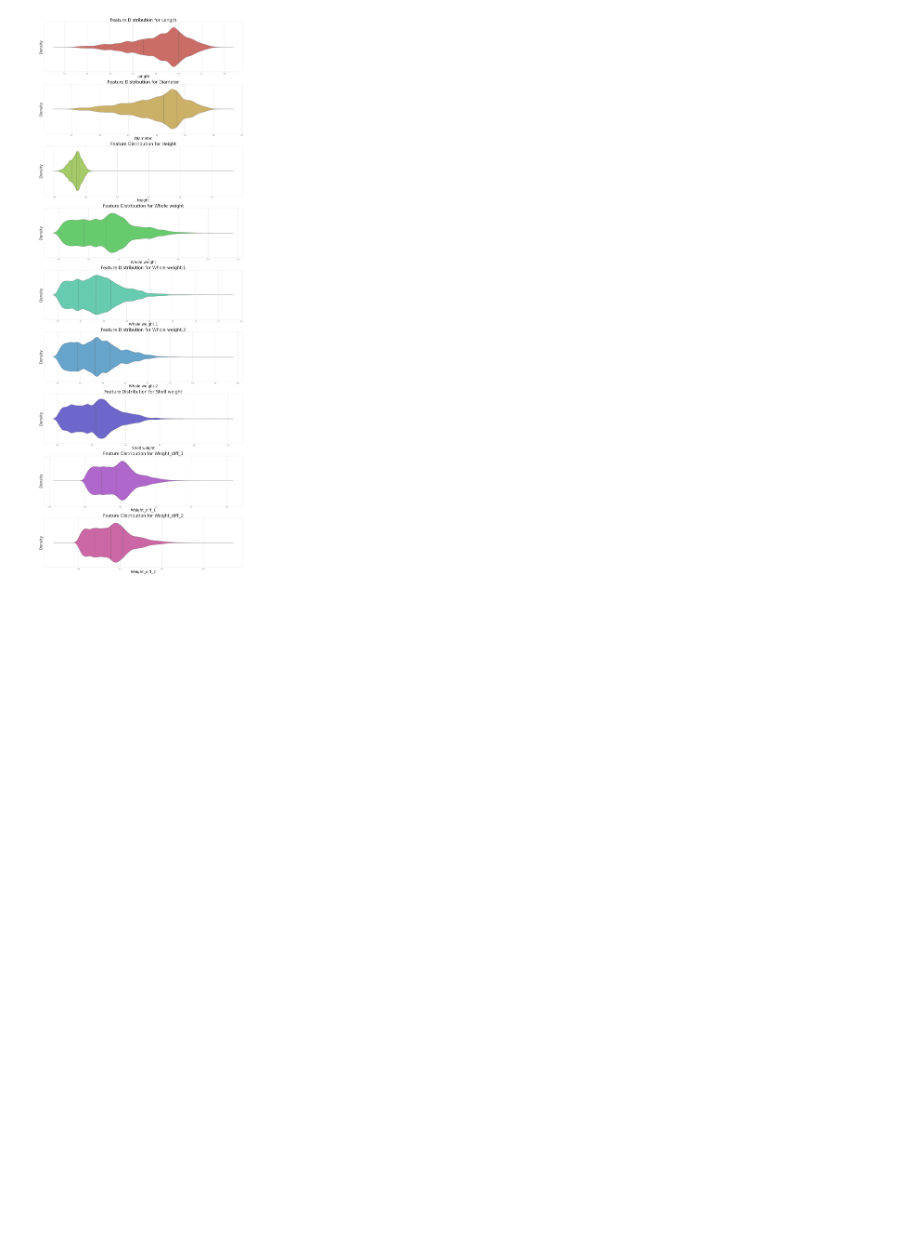
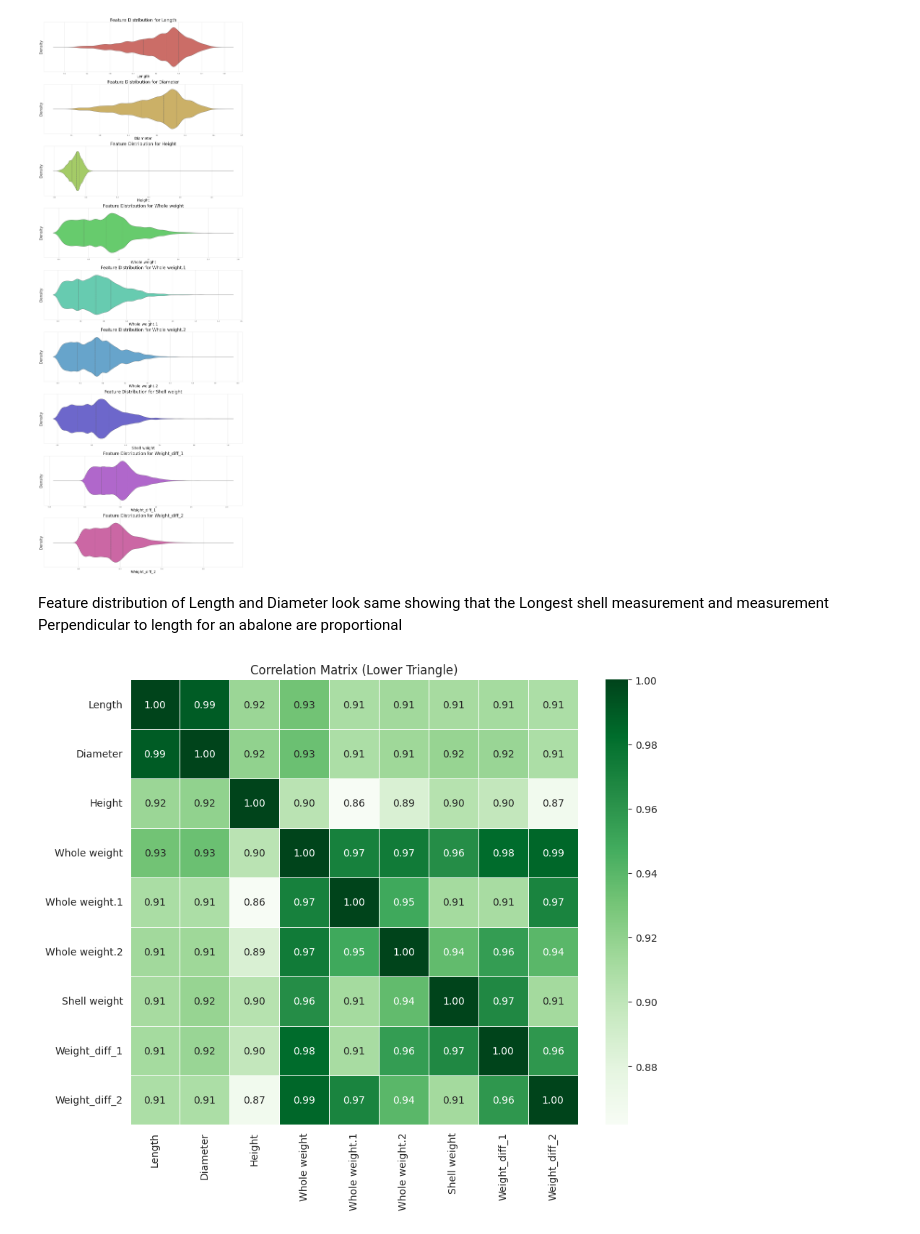
Before and after one commit to Cralsic123/Optuna-for-abalone-dataset, a Jupyter notebook: Optuna_.ipynb, the cells around one changed output. Drawn from its saved outputs; the diff is of its cells as text; code cells hidden in the pictures; blank space fills up the shorter version.

```diff
--- a/Optuna_.ipynb
+++ b/Optuna_.ipynb
@@ -145,3 +145,13 @@ Passing `palette` without assigning `hue` is deprecated and will be removed in v
 
   sns.violinplot(x=train_to_scale[col], ax=axs[i], inner="quartile", palette=[palette[i]])
 [figure]
+# %% [markdown]
+Feature distribution of Length and Diameter look same showing that the Longest shell measurement and measurement Perpendicular to length for an abalone are proportional
+# %%
+correlation_matrix = train_to_scale.corr()
+plt.figure(figsize=(10, 8))
+sns.heatmap(correlation_matrix, annot=True, cmap='Greens', fmt='.2f', linewidths=.5)
+plt.title('Correlation Matrix (Lower Triangle)')
+plt.show()
+# %% [output]
+[figure, added]
```
Also changed, not shown: parts of 4 cells of this notebook.
